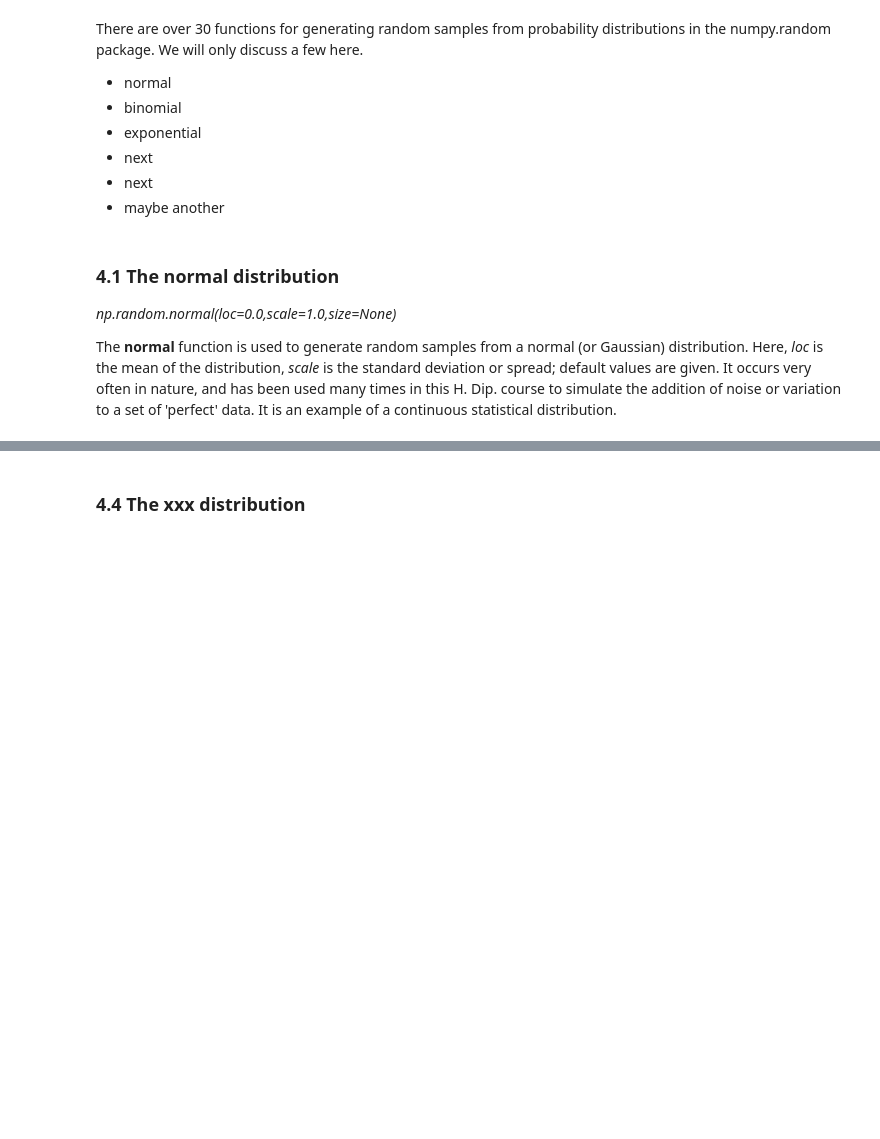
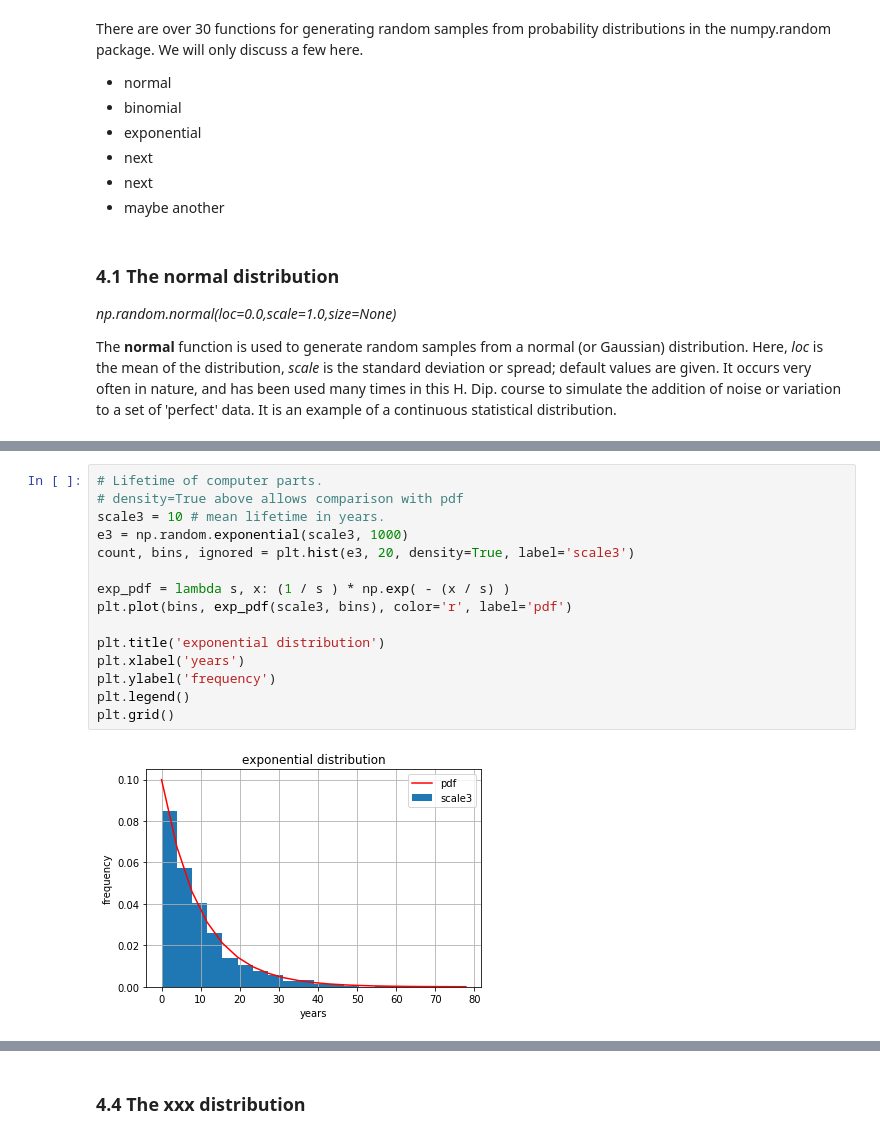
Before and after one commit to elizabethdaly/numpy-random, a Jupyter notebook: numpy-random.ipynb, the cells around one changed output, grey strips where cells are left out. Cells and saved outputs as stored; diff of their text form; blank space fills up the shorter version.

```diff
--- a/numpy-random.ipynb
+++ b/numpy-random.ipynb
@@ -368,0 +390,17 @@ plt.grid()
+# %%
+# Lifetime of computer parts.
+# density=True above allows comparison with pdf
+scale3 = 10 # mean lifetime in years.
+e3 = np.random.exponential(scale3, 1000)
+count, bins, ignored = plt.hist(e3, 20, density=True, label='scale3')
+
+exp_pdf = lambda s, x: (1 / s ) * np.exp( - (x / s) )
+plt.plot(bins, exp_pdf(scale3, bins), color='r', label='pdf')
+
+plt.title('exponential distribution')
+plt.xlabel('years')
+plt.ylabel('frequency')
+plt.legend()
+plt.grid()
+# %% [output]
+[figure, added]
```
Also changed, not shown: parts of 31 cells of this notebook, 1 other file.
